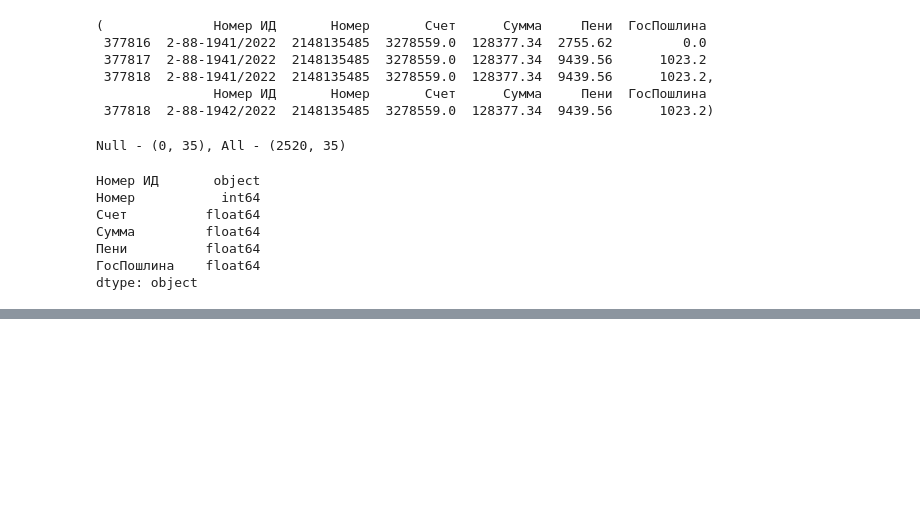
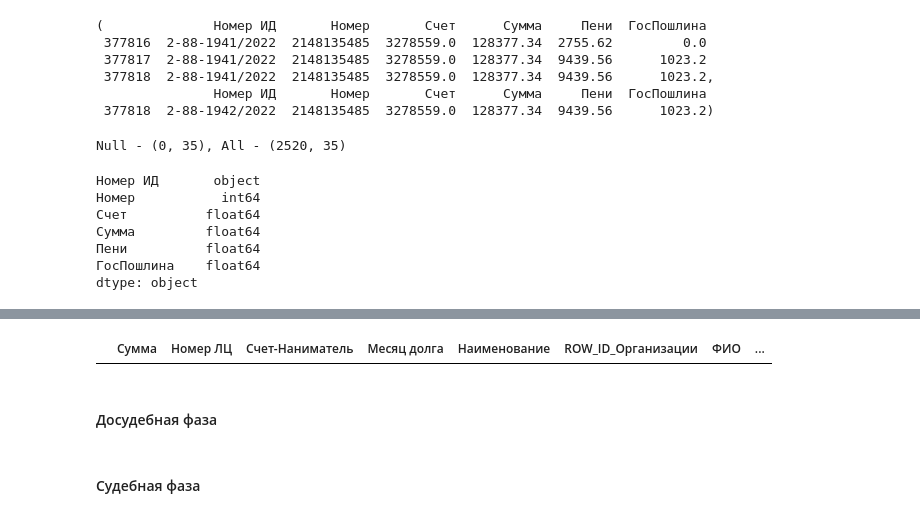
Before and after one commit to Neirohirurg/practice, a Jupyter notebook: src/test.ipynb, the cells around one changed output, grey strips where cells are left out. Drawn from its saved outputs; the diff is of its cells as text; code cells hidden in the pictures; blank space fills up the shorter version.

```diff
--- a/src/test.ipynb
+++ b/src/test.ipynb
@@ -52,0 +131,6 @@ dtype: object
+# %%
+fzcopy[(fzcopy['Месяц долга'] == pd.to_datetime('2024-10-02')) & fzcopy['Общая стадия'] == 'Суд']
+# %% [output]
+|  | Сумма | Номер ЛЦ | Счет-Наниматель | Месяц долга | Наименование | ROW_ID_Организации | ФИО | ... |
+# %% [markdown]
+#### Досудебная фаза
@@ -52,0 +142,2 @@ dtype: object
+# %% [markdown]
+#### Судебная фаза
```
Also changed, not shown: parts of 24 cells of this notebook, 1 other file.
